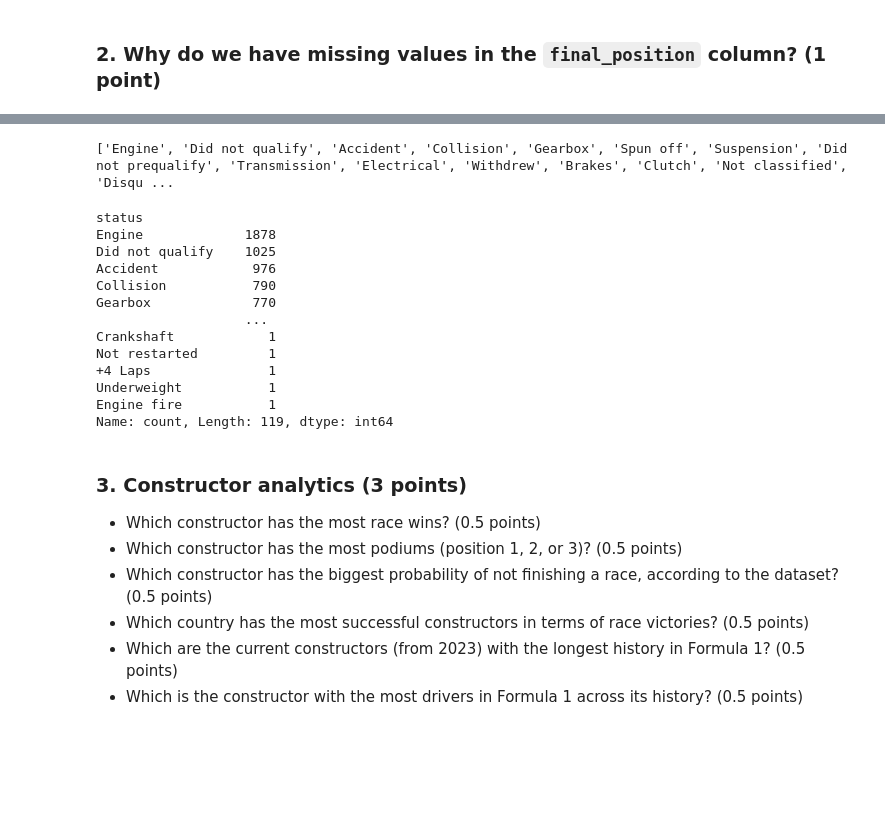
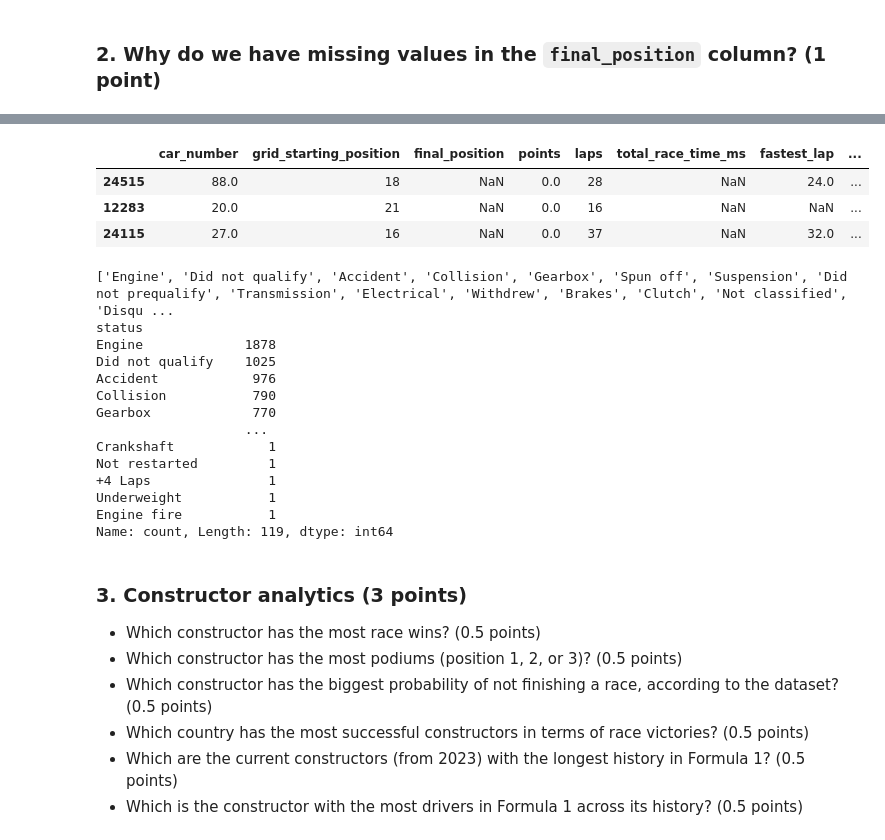
Before and after one commit to BOYSABIO/IE-University, a Jupyter notebook: IE_MASTERS/7_PYTHON_FOR_DATA_ANALYSIS/GROUP_PROJECT/group_assignment (3).ipynb, the cells around one changed output, grey strips where cells are left out. Cells and saved outputs as stored; diff of their text form; code cells hidden in the pictures; blank space fills up the shorter version.

```diff
--- a/IE_MASTERS/7_PYTHON_FOR_DATA_ANALYSIS/GROUP_PROJECT/group_assignment (3).ipynb
+++ b/IE_MASTERS/7_PYTHON_FOR_DATA_ANALYSIS/GROUP_PROJECT/group_assignment (3).ipynb
@@ -136,23 +129,33 @@ df[df['final_position'].isna()].sample(5)
-# %%
-df[df['final_position'].isna()][['final_position', 'status']]
-df[df['final_position'].isna()]['status'].value_counts()
-print(list(df[df['final_position'].isna()]['status'].value_counts().index)) # When looking at the status for drivers with no position, they did not finish the race or disqualified
-df[df['final_position'].isna()]['status'].value_counts()
-# %% [output]
-['Engine', 'Did not qualify', 'Accident', 'Collision', 'Gearbox', 'Spun off', 'Suspension', 'Did not prequalify', 'Transmission', 'Electrical', 'Withdrew', 'Brakes', 'Clutch', 'Not classified', 'Disqu ...
-status
-Engine             1878
-Did not qualify    1025
-Accident            976
-Collision           790
-Gearbox             770
-                   ...
-Crankshaft            1
-Not restarted         1
-+4 Laps               1
-Underweight           1
-Engine fire           1
-Name: count, Length: 119, dtype: int64
+# %%
+df[df['final_position'].isna()].sample(3)
+# %% [output]
+|  | car_number | grid_starting_position | final_position | points | laps | total_race_time_ms | fastest_lap | ... |
+| 24515 | 88.0 | 18 | NaN | 0.0 | 28 | NaN | 24.0 | ... |
+| 12283 | 20.0 | 21 | NaN | 0.0 | 16 | NaN | NaN | ... |
+| 24115 | 27.0 | 16 | NaN | 0.0 | 37 | NaN | 32.0 | ... |
+# %%
+# When looking at the status for drivers with no position, they did not finish the race or disqualified
+print(list(df[df['final_position'].isna()]['status'].value_counts().index))
+print(df[df['final_position'].isna()]['status'].value_counts())
+
+# Considering some of the drivers had NaN as a final position but in other columns there were values, we can assume that the missing
+# values indicate that the driver either did not finish the race or was disqualified. We can also see according to the list that all
+# the status values with final position as NaN, were related to not finishing the race or disqualified.
+# %% [output]
+['Engine', 'Did not qualify', 'Accident', 'Collision', 'Gearbox', 'Spun off', 'Suspension', 'Did not prequalify', 'Transmission', 'Electrical', 'Withdrew', 'Brakes', 'Clutch', 'Not classified', 'Disqu ...
+status
+Engine             1878
+Did not qualify    1025
+Accident            976
+Collision           790
+Gearbox             770
+                   ...
+Crankshaft            1
+Not restarted         1
++4 Laps               1
+Underweight           1
+Engine fire           1
+Name: count, Length: 119, dtype: int64
 # %% [markdown]
 ### 3. Constructor analytics (3 points)
 
```
Also changed, not shown: parts of 15 cells of this notebook.
